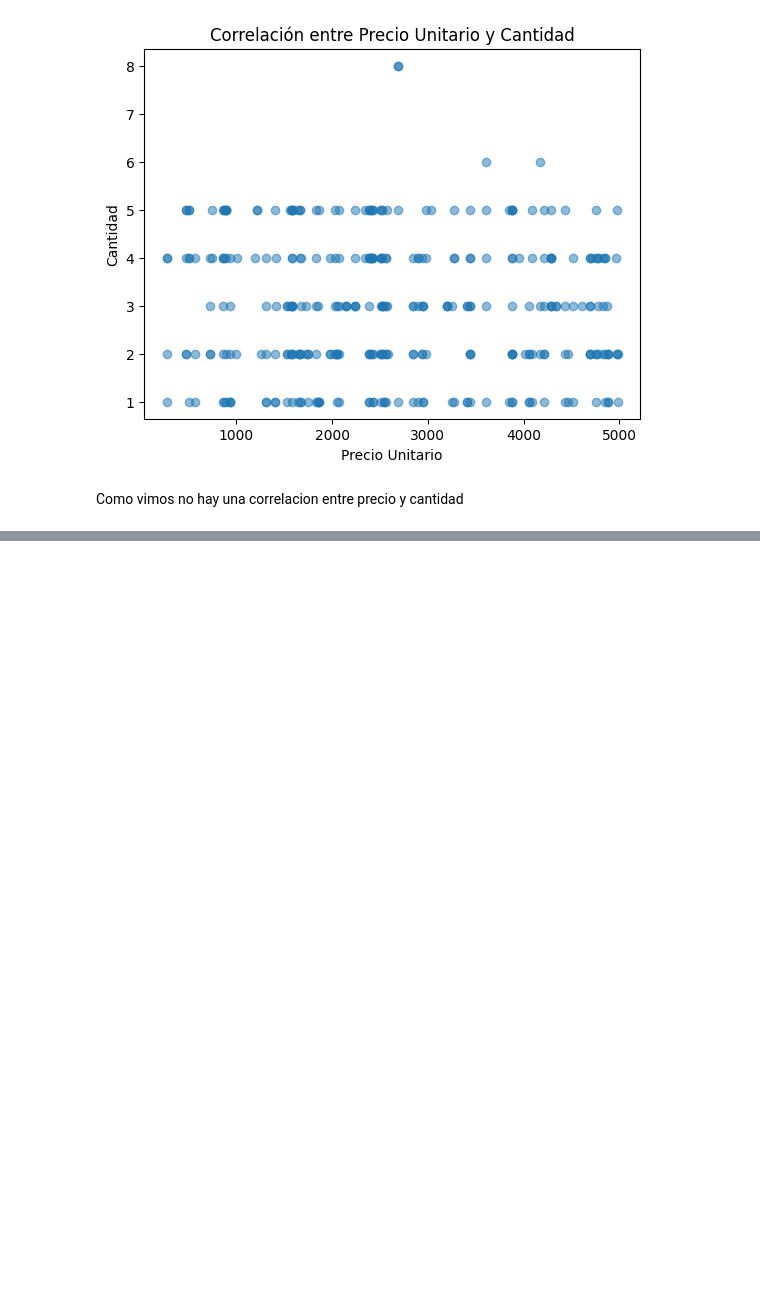
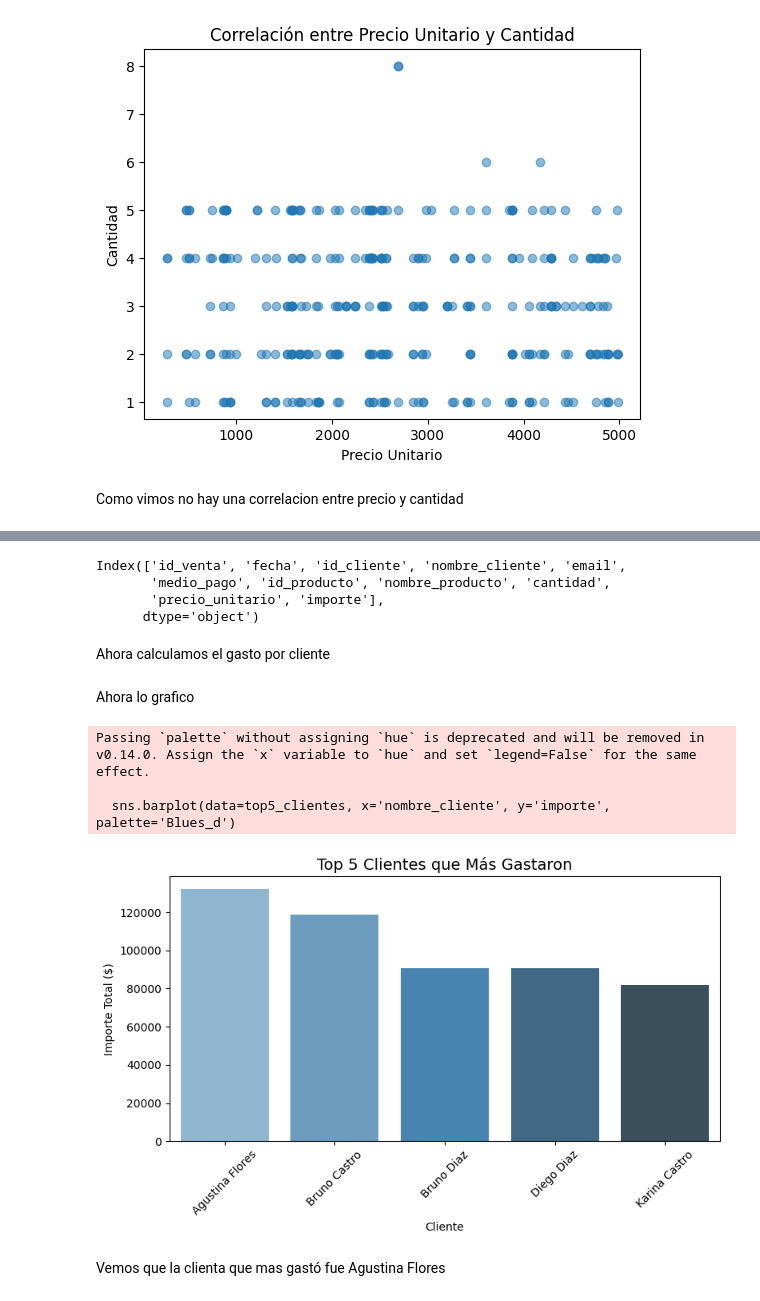
Before and after one commit to luisestebanardiles/Proyecto-Aurelion, a Jupyter notebook: limpieza_datos.ipynb, the cells around one changed output, grey strips where cells are left out. Cells and saved outputs as stored; diff of their text form; code cells hidden in the pictures; blank space fills up the shorter version.

Commit message:
ya tengo los graficos

```diff
--- a/limpieza_datos.ipynb
+++ b/limpieza_datos.ipynb
@@ -652,0 +657,34 @@ Como vimos no hay una correlacion entre precio y cantidad
+# %%
+#union con  detalle_ventas
+ventas_completas = df_ventas_limpio.merge(df_detalle_limpio, on='id_venta', how='left')
+# %%
+print(ventas_completas.columns)
+# %% [output]
+Index(['id_venta', 'fecha', 'id_cliente', 'nombre_cliente', 'email',
+       'medio_pago', 'id_producto', 'nombre_producto', 'cantidad',
+       'precio_unitario', 'importe'],
+      dtype='object')
+# %% [markdown]
+Ahora calculamos el gasto por cliente
+# %%
+gasto_clientes = ventas_completas.groupby('nombre_cliente')['importe'].sum().reset_index()
+#los ordeno de mayor a menor y elijo los 5 primeros
+top5_clientes = gasto_clientes.sort_values('importe', ascending=False).head(5)
+# %% [markdown]
+Ahora lo grafico
+# %%
+plt.figure(figsize=(8,5))
+sns.barplot(data=top5_clientes, x='nombre_cliente', y='importe', palette='Blues_d')
+plt.title('Top 5 Clientes que Más Gastaron', fontsize=14)
+plt.xlabel('Cliente')
+plt.ylabel('Importe Total ($)')
+plt.xticks(rotation=45)
+plt.tight_layout()
+plt.show()
+# %% [output]
+Passing `palette` without assigning `hue` is deprecated and will be removed in v0.14.0. Assign the `x` variable to `hue` and set `legend=False` for the same effect.
+
+  sns.barplot(data=top5_clientes, x='nombre_cliente', y='importe', palette='Blues_d')
+[figure, added]
+# %% [markdown]
+Vemos que la clienta que mas gastó fue Agustina Flores
```
Also changed, not shown: parts of 2 cells of this notebook, 4 other files.
